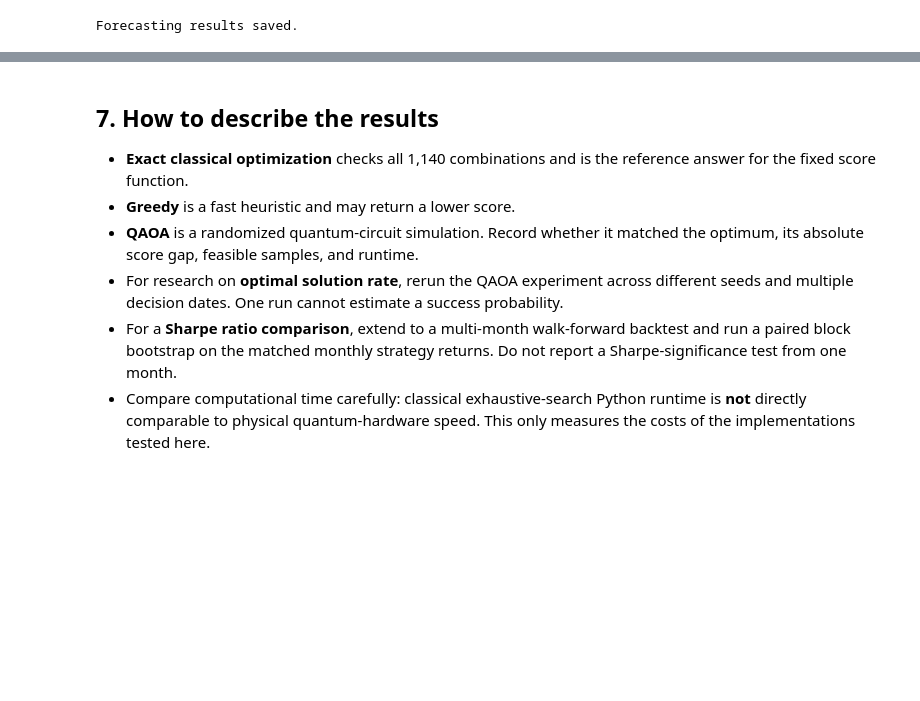
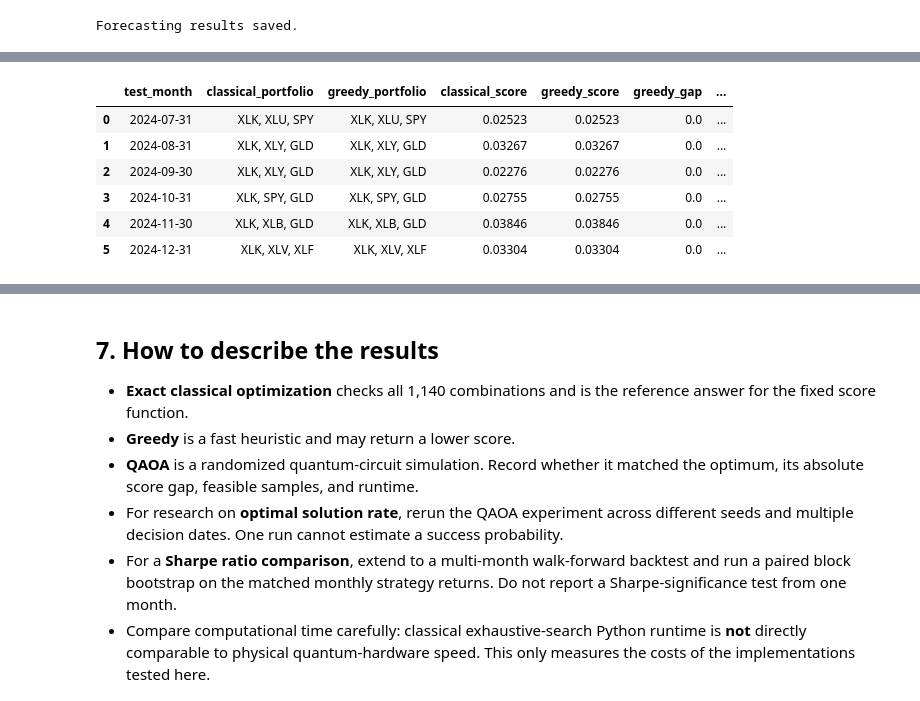
Before and after one commit to zachariahseaford/CECS-385-Research-Project, a Jupyter notebook: data/03_twenty_etf_exploration.ipynb, the cells around one changed output, grey strips where cells are left out. Cells and saved outputs as stored; diff of their text form; code cells hidden in the pictures; blank space fills up the shorter version.

```diff
--- a/data/03_twenty_etf_exploration.ipynb
+++ b/data/03_twenty_etf_exploration.ipynb
@@ -976,0 +1004,91 @@ Forecasting results saved.
+# %%
+
+# Six-month classical vs greedy comparison
+
+historical_results = []
+
+for test_month, group in forecast_df.groupby("test_month"):
+
+    group = group.set_index("ETF").loc[TICKERS]
+    decision_date = group["decision_month"].iloc[0]
+
+    # Predicted returns from Random Forest
+    month_mu = group["predicted"].to_numpy()
+
+    # Only use returns available by the decision date
+    past_returns = monthly_returns.loc[
+        :decision_date, TICKERS
+    ].tail(36)
+
+    assert len(past_returns) == 36
+
+    month_cov = past_returns.cov().to_numpy()
+
+    # Use the same score formula for both optimizers
+    def month_score(indices):
+        w = np.zeros(len(TICKERS))
+        w[list(indices)] = 1 / CHOOSE
+        return float(
+            month_mu @ w
+            - LAMBDA * (w @ month_cov @ w)
+        )
+
+    # Exhaustive classical search
+    start = time.perf_counter()
+    exact_choice = max(all_portfolios, key=month_score)
+    exact_score = month_score(exact_choice)
+    exact_time = time.perf_counter() - start
+
+    # Greedy optimization
+    start = time.perf_counter()
+    selected = []
+
+    for _ in range(CHOOSE):
+        remaining = [
+            i for i in range(len(TICKERS))
+            if i not in selected
+        ]
+
+        best_next = max(
+            remaining,
+            key=lambda i: month_score(selected + [i])
+        )
+        selected.append(best_next)
+
+    greedy_choice_month = tuple(sorted(selected))
+    greedy_score = month_score(greedy_choice_month)
+    greedy_time_month = time.perf_counter() - start
+
+    actual = group["actual"].to_numpy()
+
+    historical_results.append({
+        "test_month": test_month,
+        "classical_portfolio": ", ".join(
+            portfolio_names(exact_choice)
+        ),
+        "greedy_portfolio": ", ".join(
+            portfolio_names(greedy_choice_month)
+        ),
+        "classical_score": exact_score,
+        "greedy_score": greedy_score,
+        "greedy_gap": exact_score - greedy_score,
+        "classical_runtime": exact_time,
+        "greedy_runtime": greedy_time_month,
+        "classical_actual_return": actual[list(exact_choice)].mean(),
+        "greedy_actual_return": actual[list(greedy_choice_month)].mean()
+    })
+
+historical_df = pd.DataFrame(historical_results)
+
+assert len(historical_df) == 6
+assert (historical_df["greedy_gap"] >= -1e-10).all()
+
+display(historical_df.round(5))
+# %% [output]
+|  | test_month | classical_portfolio | greedy_portfolio | classical_score | greedy_score | greedy_gap | ... |
+| 0 | 2024-07-31 | XLK, XLU, SPY | XLK, XLU, SPY | 0.02523 | 0.02523 | 0.0 | ... |
+| 1 | 2024-08-31 | XLK, XLY, GLD | XLK, XLY, GLD | 0.03267 | 0.03267 | 0.0 | ... |
+| 2 | 2024-09-30 | XLK, XLY, GLD | XLK, XLY, GLD | 0.02276 | 0.02276 | 0.0 | ... |
+| 3 | 2024-10-31 | XLK, SPY, GLD | XLK, SPY, GLD | 0.02755 | 0.02755 | 0.0 | ... |
+| 4 | 2024-11-30 | XLK, XLB, GLD | XLK, XLB, GLD | 0.03846 | 0.03846 | 0.0 | ... |
+| 5 | 2024-12-31 | XLK, XLV, XLF | XLK, XLV, XLF | 0.03304 | 0.03304 | 0.0 | ... |
```
Also changed, not shown: parts of 17 cells of this notebook, 2 other files.
